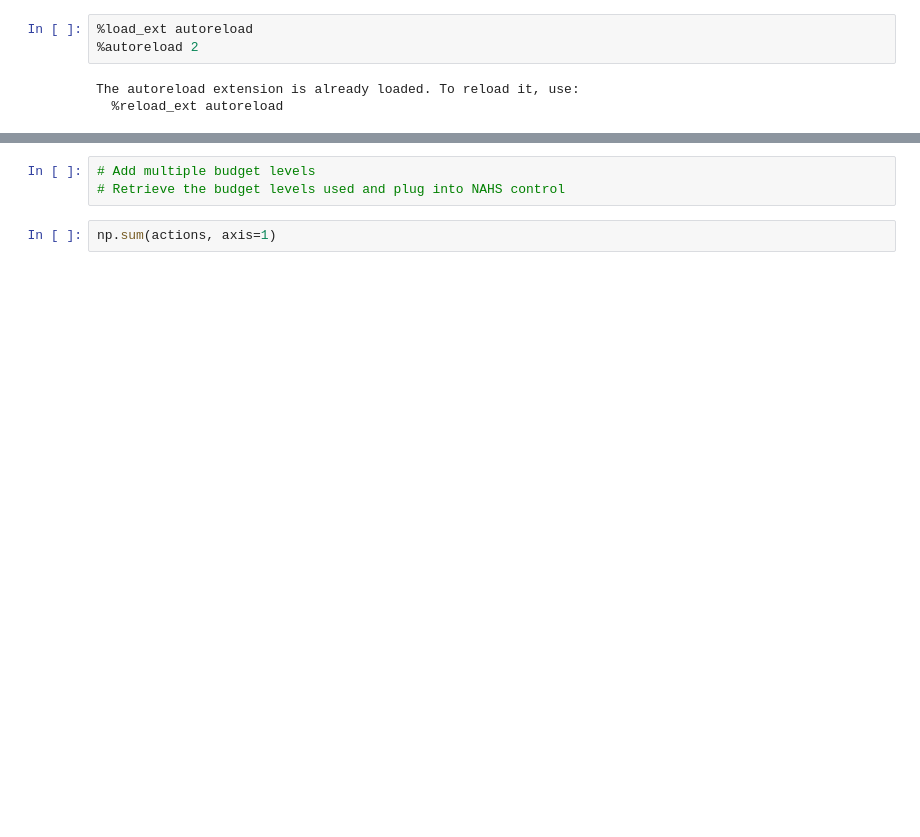
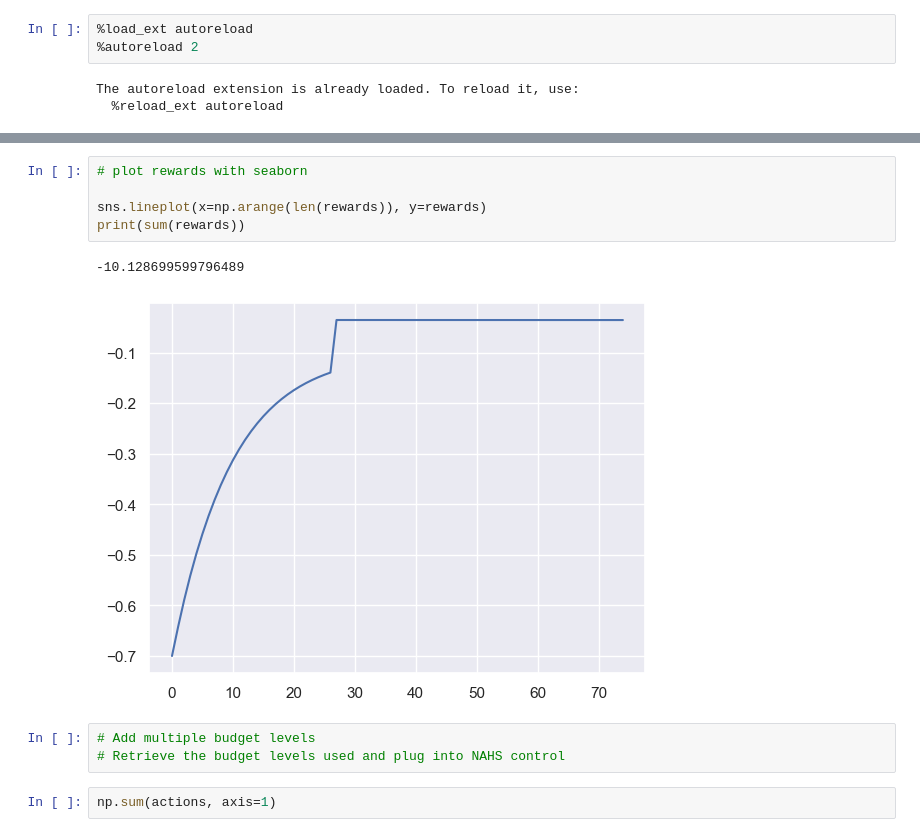
Before and after one commit to mariusdgm/phd-rl-algos, a Jupyter notebook: dqn/opinion_dynamics/experiments/agent_eval.ipynb, the cells around one changed output, grey strips where cells are left out. Cells and saved outputs as stored; diff of their text form; blank space fills up the shorter version.

```diff
--- a/dqn/opinion_dynamics/experiments/agent_eval.ipynb
+++ b/dqn/opinion_dynamics/experiments/agent_eval.ipynb
@@ -167,3 +167,11 @@ total_value
+# %%
+# plot rewards with seaborn
+
+sns.lineplot(x=np.arange(len(rewards)), y=rewards)
+print(sum(rewards))
+# %% [output]
+-10.128699599796489
+[figure, added]
 # %%
 # Add multiple budget levels
 # Retrieve the budget levels used and plug into NAHS control
```
Also changed, not shown: parts of 9 cells of this notebook, 7 other files.
